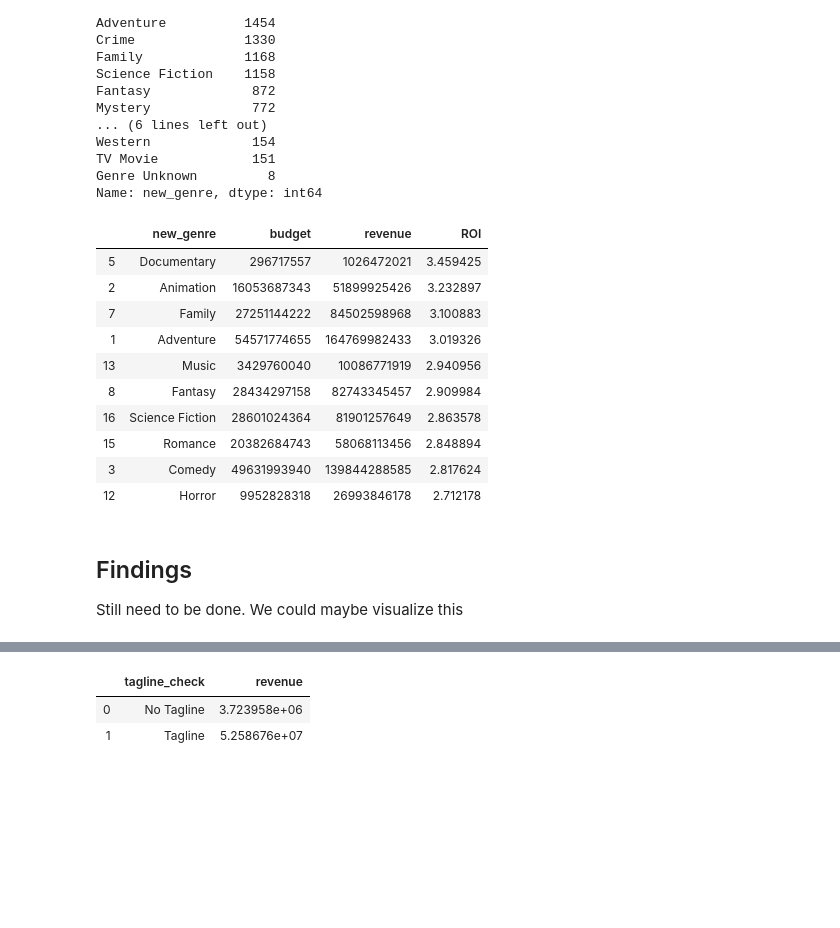
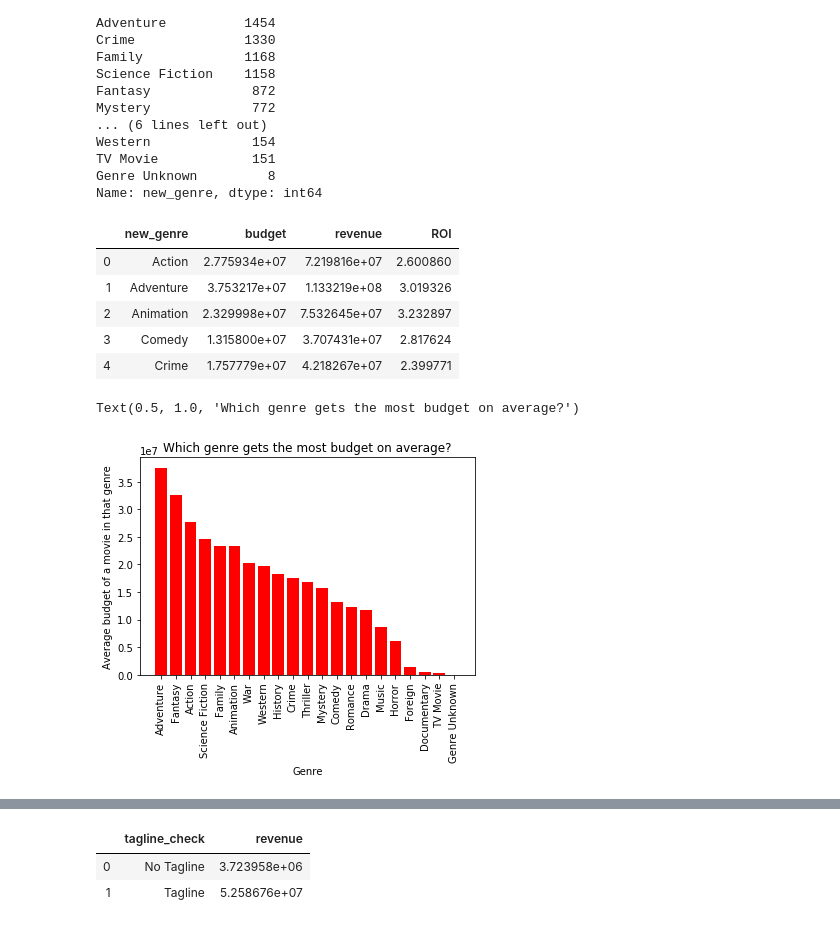
Before and after one commit to toonseghers/assignment2_data_analyst, a Jupyter notebook: Assignment 2- Jupyter Notebook.ipynb, the cells around one changed output, grey strips where cells are left out. Drawn from its saved outputs; the diff is of its cells as text; code cells hidden in the pictures; blank space fills up the shorter version.

Commit message:
research question 2 + changing question one from total revenue/budget to average + extra figures in matplotlib

```diff
--- a/Assignment 2- Jupyter Notebook.ipynb
+++ b/Assignment 2- Jupyter Notebook.ipynb
@@ -341,23 +323,25 @@ Genre Unknown         8
 Name: new_genre, dtype: int64
 # %%
 # ROI per genre
-profitability_per_genre=full_table_test.groupby('new_genre',as_index=False)['budget','revenue'].sum()
-profitability_per_genre['ROI']=profitability_per_genre['revenue']/profitability_per_genre['budget']
-profitability_per_genre=profitability_per_genre.sort_values('ROI',ascending=False)
-profitability_per_genre.head(10)
+average_per_genre=full_table_test.groupby('new_genre',as_index=False)['budget','revenue'].mean()
+average_per_genre['ROI']=average_per_genre['revenue']/average_per_genre['budget']
+average_per_genre.head()
 # %% [output]
 |  | new_genre | budget | revenue | ROI |
-| 5 | Documentary | 296717557 | 1026472021 | 3.459425 |
-| 2 | Animation | 16053687343 | 51899925426 | 3.232897 |
-| 7 | Family | 27251144222 | 84502598968 | 3.100883 |
-| 1 | Adventure | 54571774655 | 164769982433 | 3.019326 |
-| 13 | Music | 3429760040 | 10086771919 | 2.940956 |
-| 8 | Fantasy | 28434297158 | 82743345457 | 2.909984 |
-| 16 | Science Fiction | 28601024364 | 81901257649 | 2.863578 |
-| 15 | Romance | 20382684743 | 58068113456 | 2.848894 |
-| 3 | Comedy | 49631993940 | 139844288585 | 2.817624 |
-| 12 | Horror | 9952828318 | 26993846178 | 2.712178 |
+| 0 | Action | 2.775934e+07 | 7.219816e+07 | 2.600860 |
+| 1 | Adventure | 3.753217e+07 | 1.133219e+08 | 3.019326 |
+| 2 | Animation | 2.329998e+07 | 7.532645e+07 | 3.232897 |
+| 3 | Comedy | 1.315800e+07 | 3.707431e+07 | 2.817624 |
+| 4 | Crime | 1.757779e+07 | 4.218267e+07 | 2.399771 |
-# %% [markdown]
-## Findings
-
-Still need to be done. We could maybe visualize this
+# %%
+# figure budget per genre
+place_1=np.arange(1,22)
+average_per_genre=average_per_genre.sort_values('budget',ascending=False)
+plt.bar(place_1, average_per_genre['budget'],tick_label=profitability_per_genre['new_genre'], color='red')
+plt.xticks(place_1,average_per_genre['new_genre'] , rotation='vertical');
+plt.xlabel('Genre')
+plt.ylabel('Average budget of a movie in that genre')
+plt.title('Which genre gets the most budget on average?')
+# %% [output]
+Text(0.5, 1.0, 'Which genre gets the most budget on average?')
+[figure, added]
```
Also changed, not shown: parts of 8 cells of this notebook.
